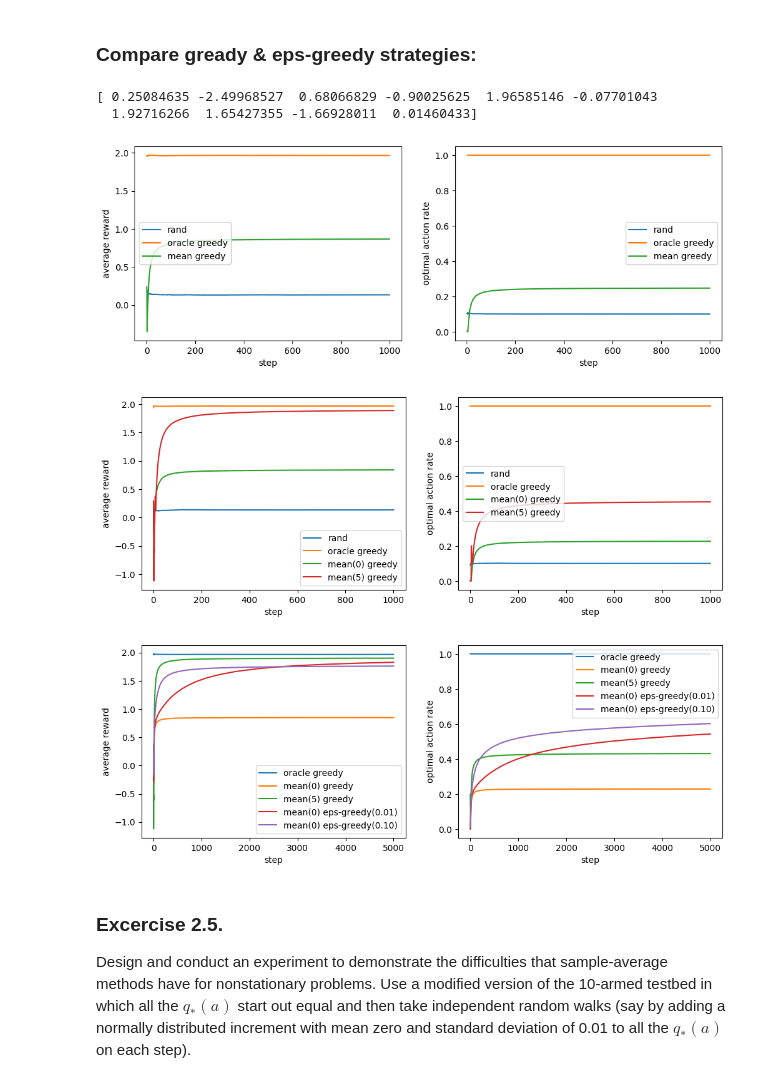
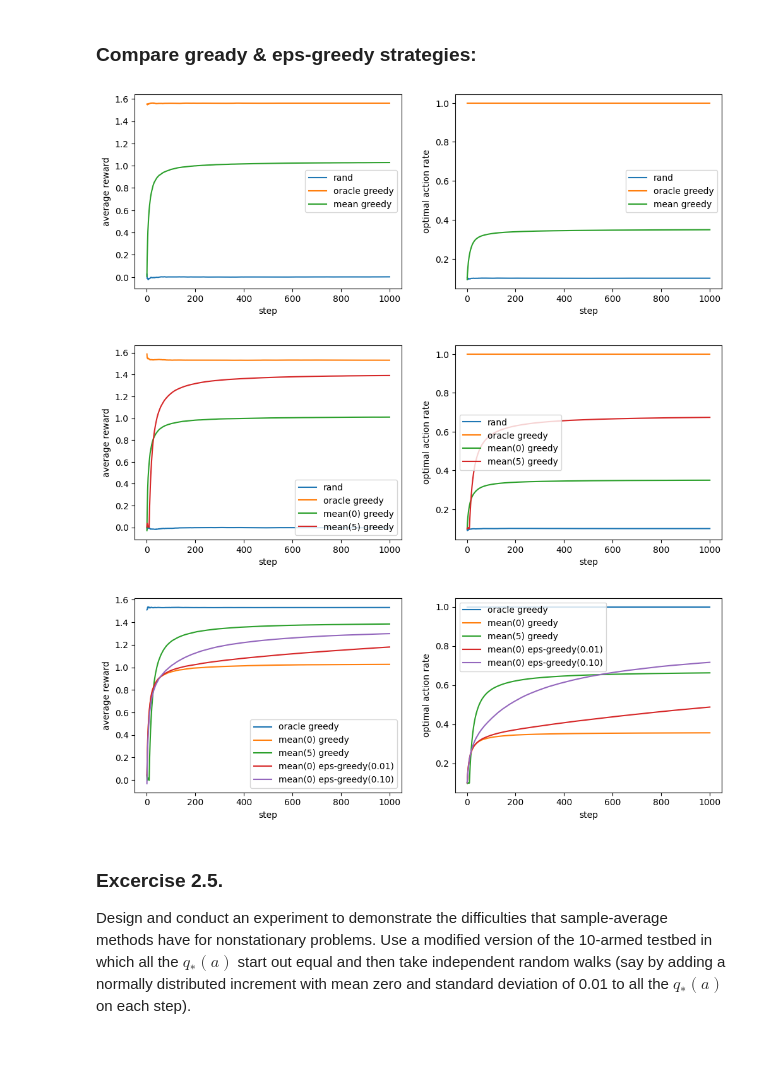
Before and after one commit to chaos-ad/rl-excercises, a Jupyter notebook: rl-book/chapter-02-k-armed-testbed.ipynb, the cells around one changed output. Saved outputs shown, nothing was run; the diff lists cells and outputs as text; code cells hidden in the pictures; blank space fills up the shorter version.

```diff
--- a/rl-book/chapter-02-k-armed-testbed.ipynb
+++ b/rl-book/chapter-02-k-armed-testbed.ipynb
@@ -40,20 +53,14 @@ class DummyEstimator:
     def get_rewards(self) -> np.ndarray:
         return self.reward_estimates
 # %%
-class OracleEstimator:
+class OracleEstimator(BaseEstimator):
     def __init__(self, env):
         self.env = env
 
-    def reset(self):
-        pass
-
-    def learn_reward(self, action_id: int, reward: float) -> None:
-        pass
-
     def get_rewards(self) -> np.ndarray:
         return self.env.get_rewards()
 # %%
-class RunningMeanEstimator:
+class RunningMeanEstimator(BaseEstimator):
     def __init__(self, env, prior: float = 0):
         self.env = env
         self.prior = prior
@@ -69,6 +76,9 @@ class RunningMeanEstimator:
 
     def get_rewards(self) -> np.ndarray:
         return self.reward_estimates
+
+    def get_reward_counts(self) -> np.ndarray:
+        return self.reward_counts
 # %%
 class RandomSelectionRule:
     def pick_action(self, env, estimator):
@@ -172,28 +181,29 @@ print(env.get_rewards())
-# %%
-print(env.get_rewards())
-# %% [output]
-[ 0.25084635 -2.49968527  0.68066829 -0.90025625  1.96585146 -0.07701043
-  1.92716266  1.65427355 -1.66928011  0.01460433]
 # %%
+num_arms = 10
+num_runs = 2000
+num_steps = 1000
+
 run_results = []
-for run_id in tqdm.trange(2000):
+for run_id in tqdm.trange(num_runs):
+    env = MABEnv(num_actions=num_arms)
     run_result = {
-        'rand': simulate(env, DummyEstimator(env), RandomSelectionRule(), steps=1000),
-        'oracle greedy': simulate(env, OracleEstimator(env), EpsilonGreedySelectionRule(eps=0), steps=1000),
-        'mean greedy': simulate(env, RunningMeanEstimator(env), EpsilonGreedySelectionRule(eps=0), steps=1000),
+        'rand': simulate(env, DummyEstimator(env), RandomSelectionRule(), steps=num_steps),
+        'oracle greedy': simulate(env, OracleEstimator(env), EpsilonGreedySelectionRule(eps=0), steps=num_steps),
+        'mean greedy': simulate(env, RunningMeanEstimator(env), EpsilonGreedySelectionRule(eps=0), steps=num_steps),
     }
     run_results.append(run_result)
 
 plot_results(run_results)
 # %% [output]
-[figure, old version]
+[figure, new version]
 # %%
+num_arms = 10
 num_runs = 2000
 num_steps = 1000
 
 run_results = []
 for run_id in tqdm.trange(num_runs):
-    env.reset()
+    env = MABEnv(num_actions=num_arms)
     run_result = {
         'rand': simulate(env, DummyEstimator(env), RandomSelectionRule(), steps=num_steps),
         'oracle greedy': simulate(env, OracleEstimator(env), EpsilonGreedySelectionRule(eps=0), steps=num_steps),
@@ -204,25 +214,27 @@ for run_id in tqdm.trange(num_runs):
 
 plot_results(run_results)
 # %% [output]
-[figure, old version]
+[figure, new version]
 # %%
+num_arms = 10
 num_runs = 2000
-num_steps = 5000
+num_steps = 1000
 
 run_results = []
 for run_id in tqdm.trange(num_runs):
+    env = MABEnv(num_actions=num_arms)
     run_result = {
         'oracle greedy': simulate(env, OracleEstimator(env), EpsilonGreedySelectionRule(eps=0), steps=num_steps),
         'mean(0) greedy': simulate(env, RunningMeanEstimator(env), EpsilonGreedySelectionRule(eps=0), steps=num_steps),
         'mean(5) greedy': simulate(env, RunningMeanEstimator(env, prior=5), EpsilonGreedySelectionRule(eps=0), steps=num_steps),
         'mean(0) eps-greedy(0.01)': simulate(env, RunningMeanEstimator(env), EpsilonGreedySelectionRule(eps=0.01), steps=num_steps),
         'mean(0) eps-greedy(0.10)': simulate(env, RunningMeanEstimator(env), EpsilonGreedySelectionRule(eps=0.10), steps=num_steps),
     }
     run_results.append(run_result)
 
 plot_results(run_results)
 # %% [output]
-[figure, old version]
+[figure, new version]
 # %% [markdown]
 ### Excercise 2.5.
 
```
Also changed, not shown: parts of 67 cells of this notebook.
